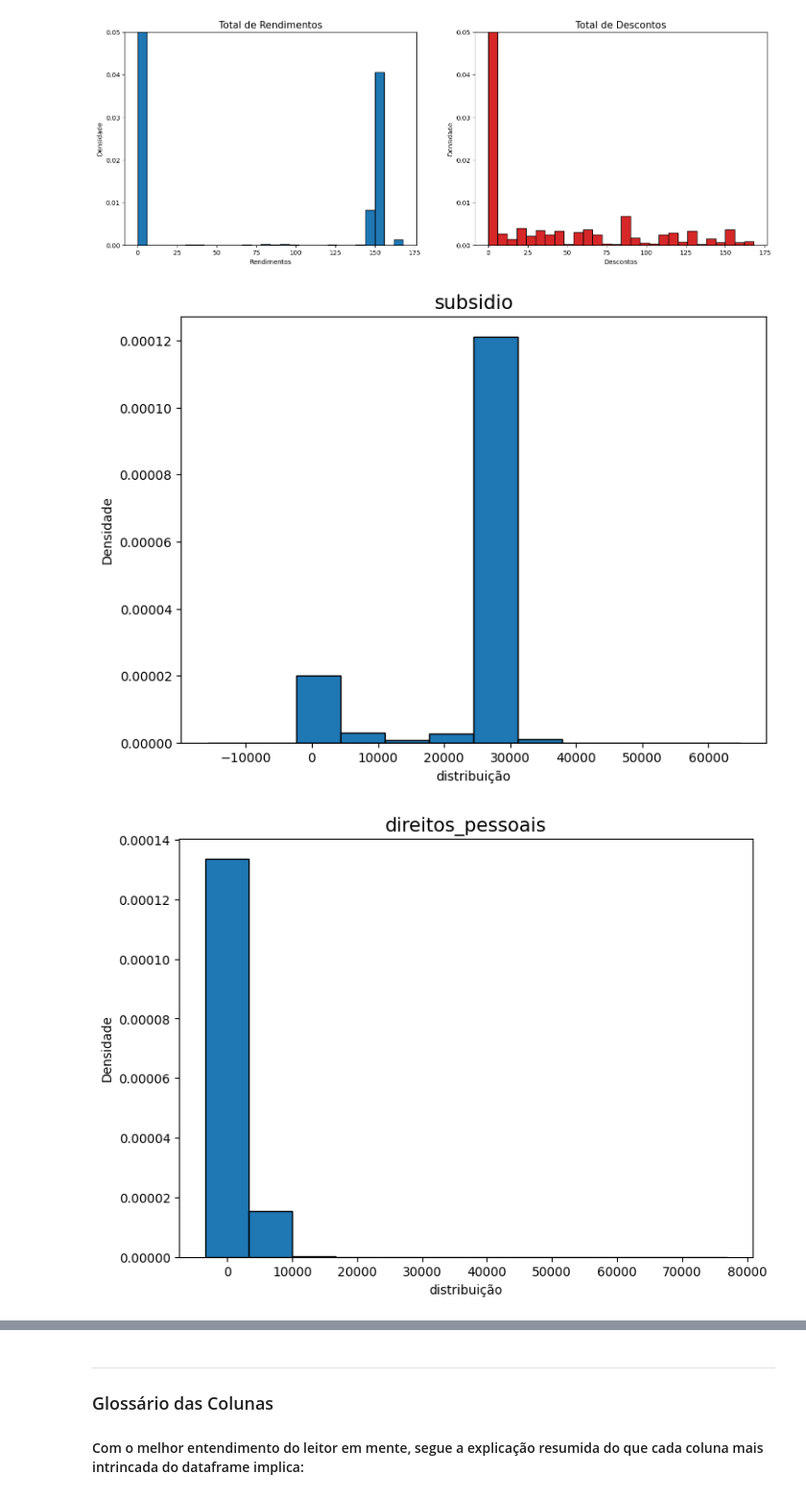
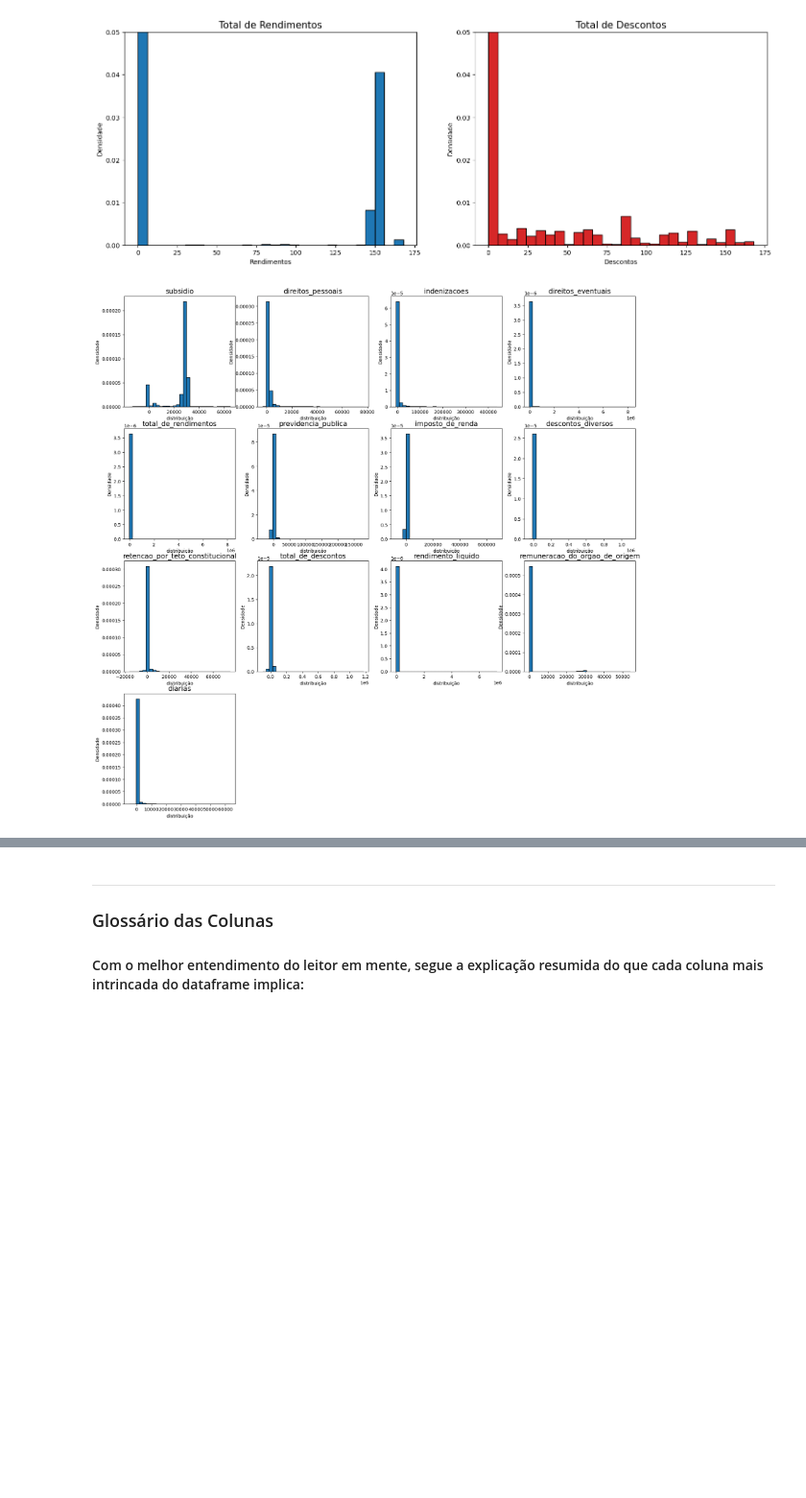
Before and after one commit to ThiagoCGGodoi/CDadosP2, a Jupyter notebook: P2.ipynb, the cells around one changed output, grey strips where cells are left out. Shown at 96% size. Saved outputs shown, nothing was run; the diff lists cells and outputs as text; code cells hidden in the pictures; blank space fills up the shorter version.

```diff
--- a/P2.ipynb
+++ b/P2.ipynb
@@ -162,17 +162,19 @@ plt.show()
 [figure]
 # %%
 nomes = ['subsidio','direitos_pessoais','indenizacoes','direitos_eventuais','total_de_rendimentos','previdencia_publica','imposto_de_renda','descontos_diversos','retencao_por_teto_constitucional','total_de_descontos','rendimento_liquido','remuneracao_do_orgao_de_origem','diarias']
+plt.figure(figsize=(20,20))
+NPlot = 1
+for i in nomes:
 
-for i in nomes:
-    plt.figure(figsize=(18,6))
 
-    plt.subplot(121)
-    plt.hist(df[i], bins = 12, edgecolor='black', density = True, color = 'tab:blue')
+    plt.subplot(4,4,NPlot)
+    plt.hist(df[i], bins = 30, edgecolor='black', density = True, color = 'tab:blue')
     plt.title(f'{i}', size=15)
     plt.xlabel("distribuição")
     plt.ylabel("Densidade")
+
+    NPlot += 1
     #plt.ylim(0,0.5)
 plt.show()
 # %% [output]
-[figure, old version]
+[figure, new version]
-[figure, removed]
```
Also changed, not shown: parts of 4 cells of this notebook.
